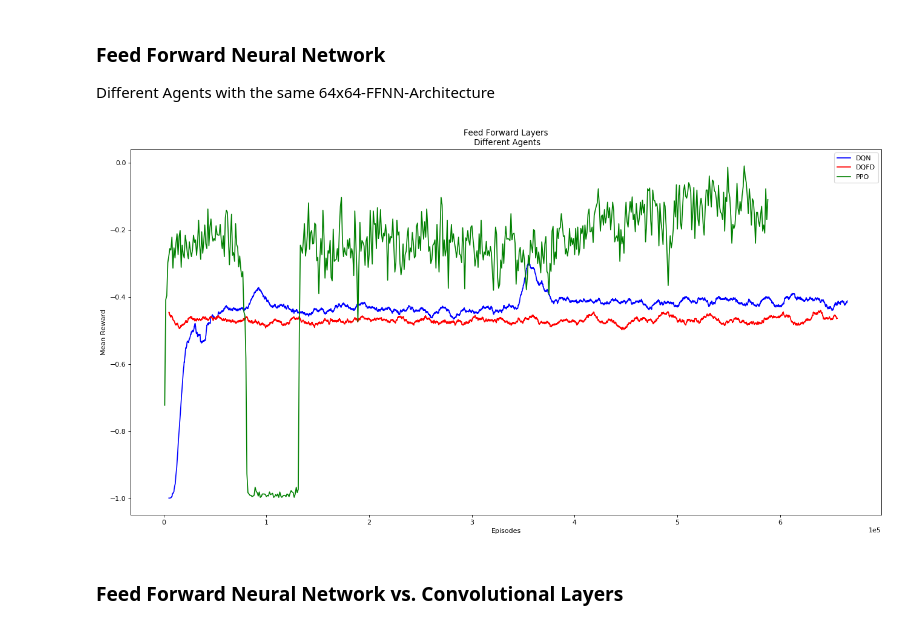
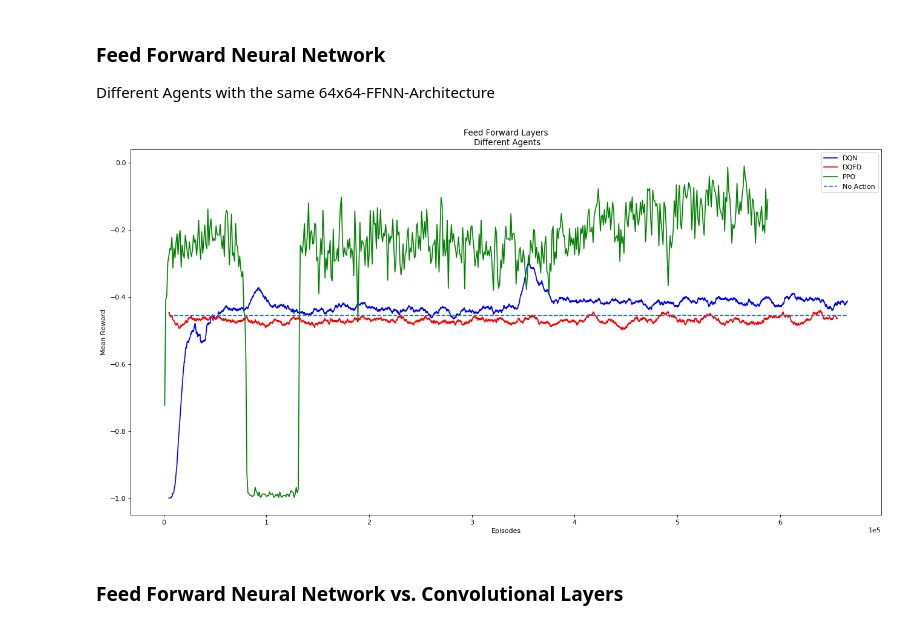
Before and after one commit to haidertom/Pommerman, a Jupyter notebook: Results/evaluation.ipynb, the cells around one changed output. Drawn from its saved outputs; the diff is of its cells as text; code cells hidden in the pictures.

```diff
--- a/Results/evaluation.ipynb
+++ b/Results/evaluation.ipynb
@@ -21,6 +21,8 @@ figure(num=None, figsize=(20, 10), dpi=80, facecolor='w', edgecolor='k')
 
 Averaging=True
 Interpolation=False
+
+
 
 df1 = pd.read_csv('log_dqn_1m.csv')
 df2 = pd.read_csv('log_dqfd_1m.csv')
@@ -28,6 +30,8 @@ df3 = pd.read_csv('log_ppo_500k.csv')
 
 ep1, ep2, ep3 = df1['episodes'], df2['episodes'], df3['Timestep']
 re1, re2, re3  = df1['mean reward'], df2['mean reward'], df3['Mean']
+
+
 
 #Averaging
 if Averaging:
@@ -36,36 +40,38 @@ if Averaging:
     re1, re2, re3 = maverage(re1, wdw), maverage(re2, wdw), maverage(re3, 1)
 
 #Interpolation
 if Interpolation:
     num = 1e2
     f1 = interp1d(ep1, re1)
     f2 = interp1d(ep2, re2)
     f3 = interp1d(ep3, re3)
 
     ep1 = np.linspace(ep1.min(), ep1.max(), num=num, endpoint=True)
     ep2 = np.linspace(ep2.min(), ep2.max(), num=num, endpoint=True)
     ep3 = np.linspace(ep3.min(), ep3.max(), num=num, endpoint=True)
 
     re1 = f1(ep1)
     re2 = f2(ep2)
     re3 = f3(ep3)
 
+#Basline of no action
+bl = [-0.455]*len(ep1)
 
 #Plot the Graph
 #plt.figure(1)
-plt.plot(ep1, re1, 'b', ep2, re2, 'r', ep3, re3, 'g')
+plt.plot(ep1, re1, 'b', ep2, re2, 'r', ep3, re3, 'g', ep1, bl , '--')
 
 #Additional Settings
 #plt.ylim(-1, 1)
 #plt.xscale('log')
 plt.ticklabel_format(style='sci', axis='x', scilimits=(0,0))
-plt.legend(['DQN', 'DQFD', 'PPO'], loc='best')
+plt.legend(['DQN', 'DQFD', 'PPO', 'No Action'], loc='best')
 plt.xlabel('Episodes'), plt.ylabel('Mean Reward')
 plt.title('Feed Forward Layers\n Different Agents')
 plt.savefig('images/ffnn.png', dpi=96, bbox_inches='tight')
 plt.show()
 # %% [output]
-[figure, old version]
+[figure, new version]
 # %% [markdown]
 ### Feed Forward Neural Network vs. Convolutional Layers
 # %%
```
Also changed, not shown: 3 other files.
